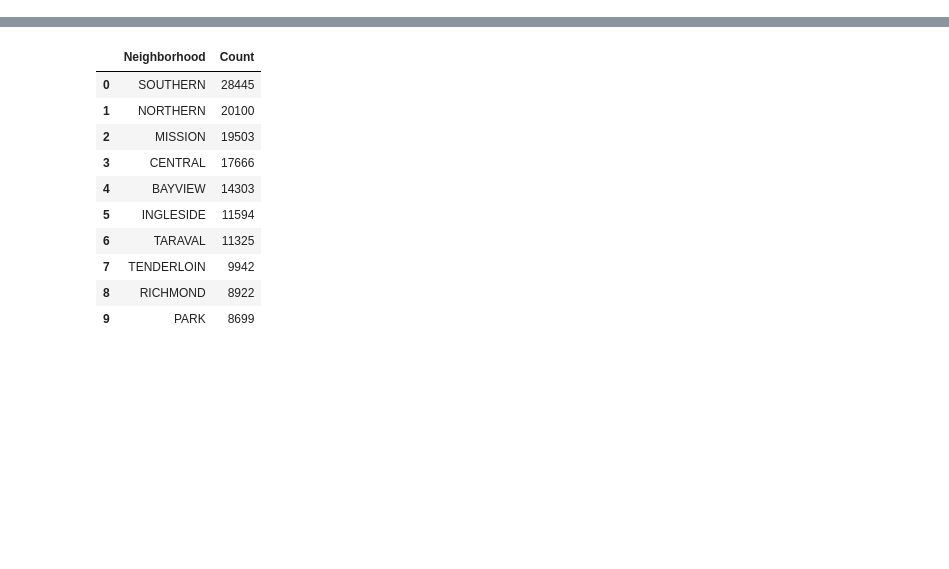
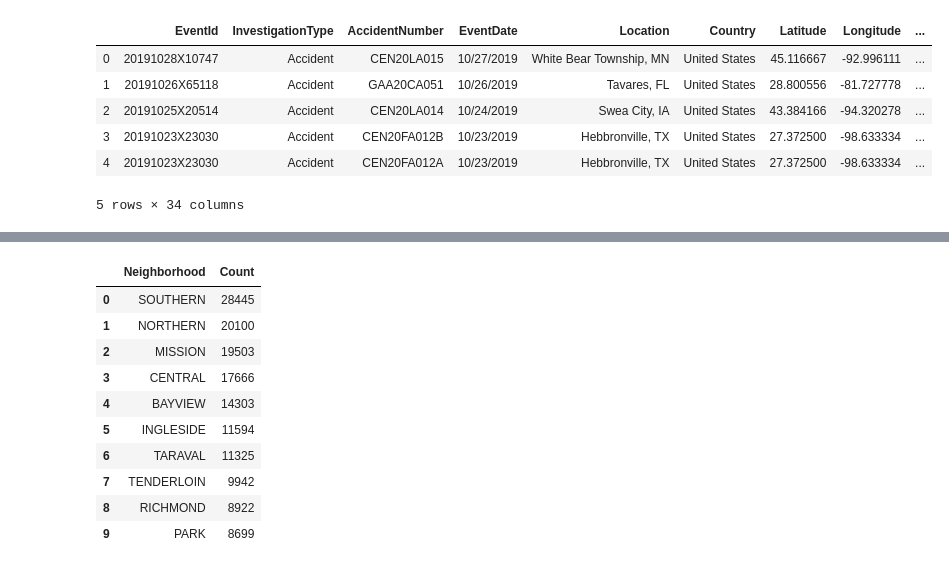
Before and after one commit to TianyiZhang0315/AviationAccidentDataVisualizer, a Jupyter notebook: Source/Folium Visualization Examples.ipynb, the cells around one changed output, grey strips where cells are left out. Drawn from its saved outputs; the diff is of its cells as text; code cells hidden in the pictures; blank space fills up the shorter version.

```diff
--- a/Source/Folium Visualization Examples.ipynb
+++ b/Source/Folium Visualization Examples.ipynb
@@ -41,3 +30,19 @@ cdata.head()
+# %%
+# Read Dataset
+cdata = pd.read_csv('C:/Users/ALLEN/Desktop/UWSEDS/CSE583_Project/modules/AviationDataN.csv')
+
+cdata['X'] = cdata['Longitude']
+cdata['Y'] = cdata['Latitude']
+cdata['State'] = [str(x)[-2:] for x in cdata['Location'].values]
+cdata.head()
+# %% [output]
+|  | EventId | InvestigationType | AccidentNumber | EventDate | Location | Country | Latitude | Longitude | ... |
+| 0 | 20191028X10747 | Accident | CEN20LA015 | 10/27/2019 | White Bear Township, MN | United States | 45.116667 | -92.996111 | ... |
+| 1 | 20191026X65118 | Accident | GAA20CA051 | 10/26/2019 | Tavares, FL | United States | 28.800556 | -81.727778 | ... |
+| 2 | 20191025X20514 | Accident | CEN20LA014 | 10/24/2019 | Swea City, IA | United States | 43.384166 | -94.320278 | ... |
+| 3 | 20191023X23030 | Accident | CEN20FA012B | 10/23/2019 | Hebbronville, TX | United States | 27.372500 | -98.633334 | ... |
+| 4 | 20191023X23030 | Accident | CEN20FA012A | 10/23/2019 | Hebbronville, TX | United States | 27.372500 | -98.633334 | ... |
+5 rows × 34 columns
 # %%
 # get the first 200 crimes in the cdata
 limit = 200
```
Also changed, not shown: parts of 5 cells of this notebook, 10 other files.
